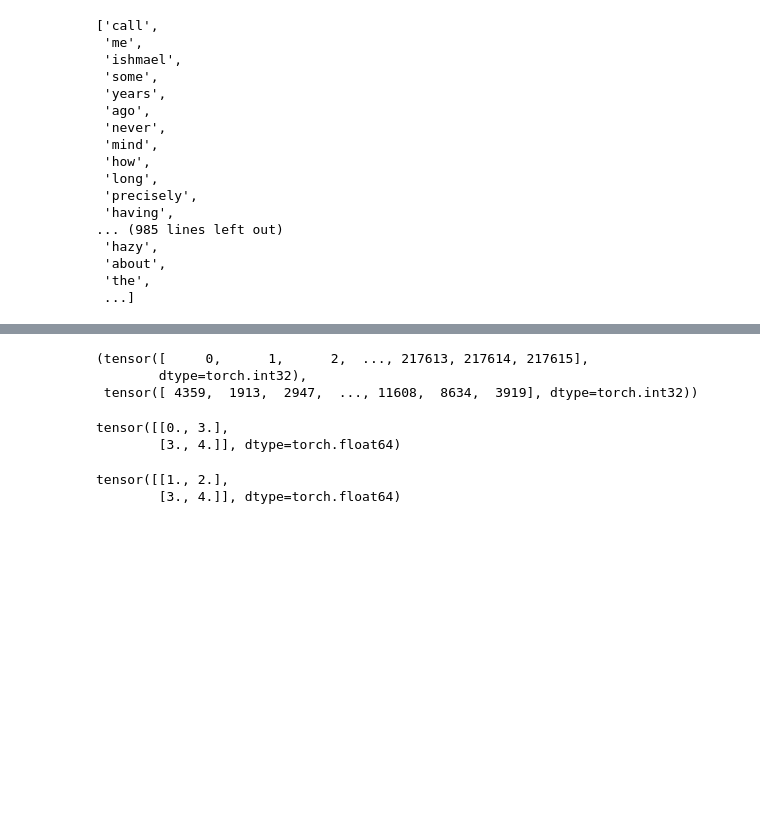
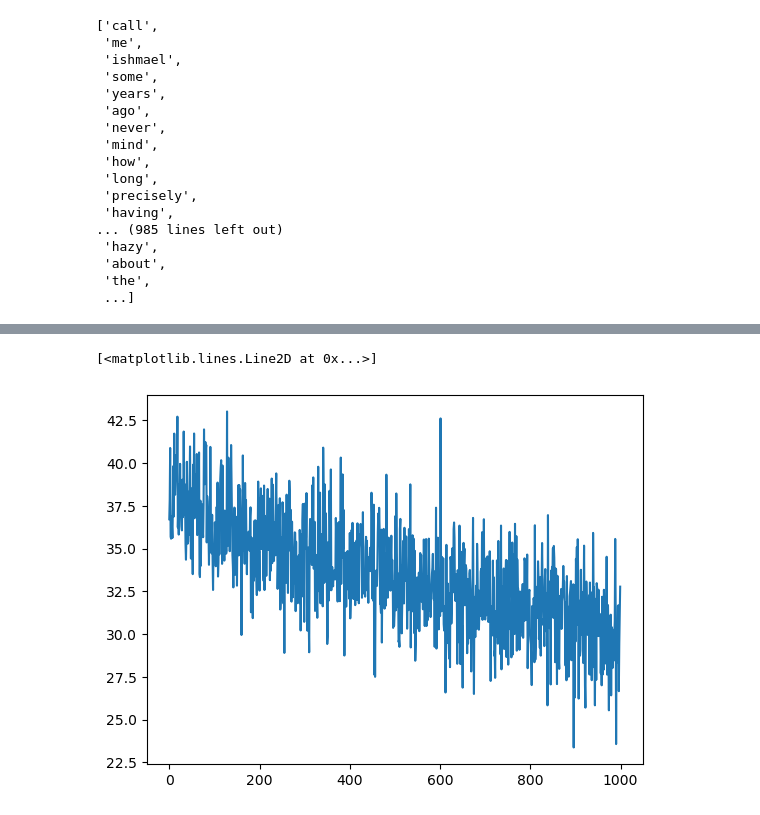
Before and after one commit to jasnyder/text-modeling, a Jupyter notebook: word-embedding.ipynb, the cells around one changed output, grey strips where cells are left out. Saved outputs shown, nothing was run; the diff lists cells and outputs as text; code cells hidden in the pictures; blank space fills up the shorter version.

```diff
--- a/word-embedding.ipynb
+++ b/word-embedding.ipynb
@@ -70,0 +93,6 @@ for i, j in zip(row_idx, col_idx):
+# %%
+# now create a dense embedding of words: a random d-dimensional vector for each word
+embed_dim = 16
+C = torch.randn((V, embed_dim), requires_grad=True) # this is a large matrix! one row for every word
+
+C.shape, C[X].shape
@@ -71,2 +113,10 @@ for i, j in zip(row_idx, col_idx):
 # %%
-Xsp= X.to_sparse_csr()
+# forward pass
+
+batch_idx = torch.randint(0, N-window-1, (64,))
+
+hidden_activations = (C[X[batch_idx]].view((-1, window * embed_dim)) @ W1 + b1).tanh()
+logits = (hidden_activations @ W2 + b2)
+
+loss = F.cross_entropy(logits, Y[batch_idx])
+loss.item()
@@ -79,3 +125,25 @@ tensor([ 1.1368,  1.0450,  0.1671,  ..., -0.4238, -0.5511,  0.0968])
+# %%
+loss_values = []
 # %%
-X @ v
+# SGD, i.e. do minibatches
+# apply GD in a loop
+h = 0.1 # step size
+for step in range(1000):
+    for p in parameters:
+        p.grad = None
+
+    # minibatch selection
+    batch_idx = torch.randint(0, N-window-1, (64,))
+
+    hidden_activations = (C[X[batch_idx]].view((-1, window * embed_dim)) @ W1 + b1).tanh()
+    logits = (hidden_activations @ W2 + b2)
+
+    loss = F.cross_entropy(logits, Y[batch_idx])
+    loss_values.append(loss.item())
+    if step % 100 == 0:
+        print(loss.item())
+
+    loss.backward()
+    for p in parameters:
+        p.data -= h * p.grad
 # %% [output]
@@ -83,22 +160,6 @@ tensor([ 1.1368,  1.0450,  0.1671,  ..., -0.4238, -0.5511,  0.0968])
-# %%
-row_idx, col_idx
-# %% [output]
-(tensor([     0,      1,      2,  ..., 217613, 217614, 217615],
-        dtype=torch.int32),
- tensor([ 4359,  1913,  2947,  ..., 11608,  8634,  3919], dtype=torch.int32))
-# %%
-crow_indices = [0, 2, 4]
-col_indices = [1, 1, 0, 1]
-values = [1, 2, 3, 4]
-t = torch.sparse_csr_tensor(torch.tensor(crow_indices, dtype=torch.int64),
-                        torch.tensor(col_indices, dtype=torch.int64),
-                        torch.tensor(values), dtype=torch.double)
-t.to_dense()
-# %% [output]
-tensor([[0., 3.],
-        [3., 4.]], dtype=torch.float64)
-# %%
-t.to_dense()
-# %% [output]
-tensor([[1., 2.],
-        [3., 4.]], dtype=torch.float64)
+# %%
+import matplotlib.pyplot as plt
+plt.plot(loss_values)
+# %% [output]
+[<matplotlib.lines.Line2D at 0x...>]
+[figure, added]
```
Also changed, not shown: parts of 14 cells of this notebook, 3 other files.
